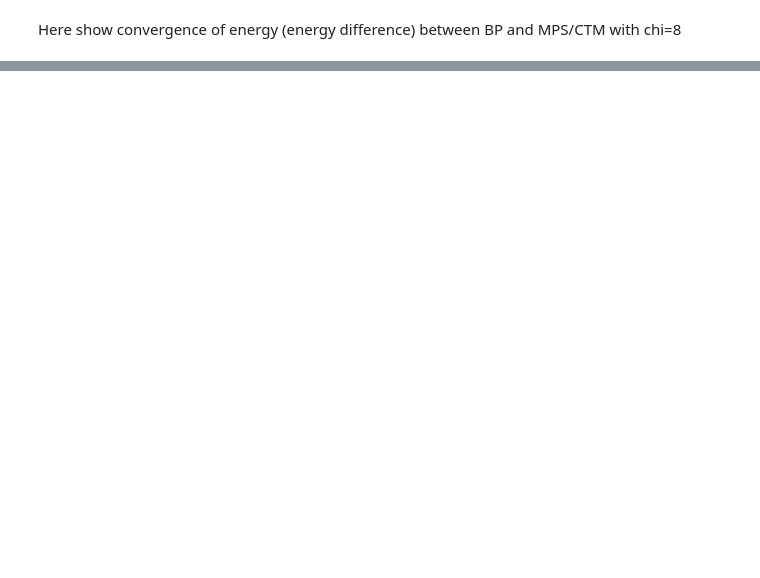
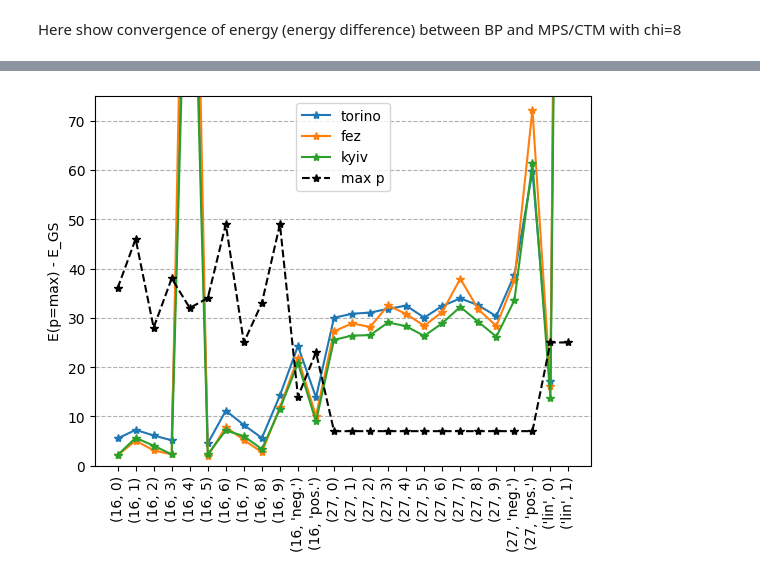
Before and after one commit to marekrams/hex, a Jupyter notebook: view_results.ipynb, the cells around one changed output, grey strips where cells are left out. Drawn from its saved outputs; the diff is of its cells as text; code cells hidden in the pictures; blank space fills up the shorter version.

```diff
--- a/view_results.ipynb
+++ b/view_results.ipynb
@@ -228,0 +253,45 @@ Text(0.5, 1.0, "('kyiv', 16, 0, 16)")
+# %%
+dd = {which: {} for which in gs}
+aa = {}
+for which in gs:
+    for ang in [16, 27, 'lin']:
+        for les in [0, 1, 2, 3, 4, 5, 6, 7, 8, 9, 'neg.', 'pos.']:
+            try:
+                ind0 = (which, ang, les)
+                ind = max( [kk for kk in res.keys() if kk[0:3] == ind0])
+                dd[which][ang, les] = max(xx["eng"] for xx in res[ind] if xx['env'] == 'BP')
+                aa[ang, les] = ind[-1]
+            except ValueError:
+                pass
+# %%
+def plot_best(which):
+    x, y = [], []
+    for k, v in dd[which].items():
+        x.append(str(k))
+        y.append(v)
+    xx = list(range(len(y)))
+    y=np.array(y)
+    plt.plot(xx, y - gs[which], '-*', label=f"{which}")
+    plt.grid(visible=True, axis='y', linestyle='--')
+    plt.xticks(xx, x, rotation='vertical');
+    # plt.plot([0, len(xx)], [gs[which]] * 2, '--k', label='GS')
+    plt.legend()
+    plt.ylabel("E(p=max) - E_GS")
+    plt.ylim([0, 75])
+
+def plot_max_p():
+    x, y = [], []
+    for k, v in aa.items():
+        x.append(str(k))
+        y.append(v)
+    xx = list(range(len(y)))
+    y=np.array(y)
+    plt.plot(xx, y, '--*k', label=f"max p")
+    plt.xticks(xx, x, rotation='vertical');
+    plt.legend()
+# %%
+for which in gs:
+    plot_best(which)
+plot_max_p()
+# %% [output]
+[figure, added]
```
Also changed, not shown: parts of 16 cells of this notebook, 3 other files.
